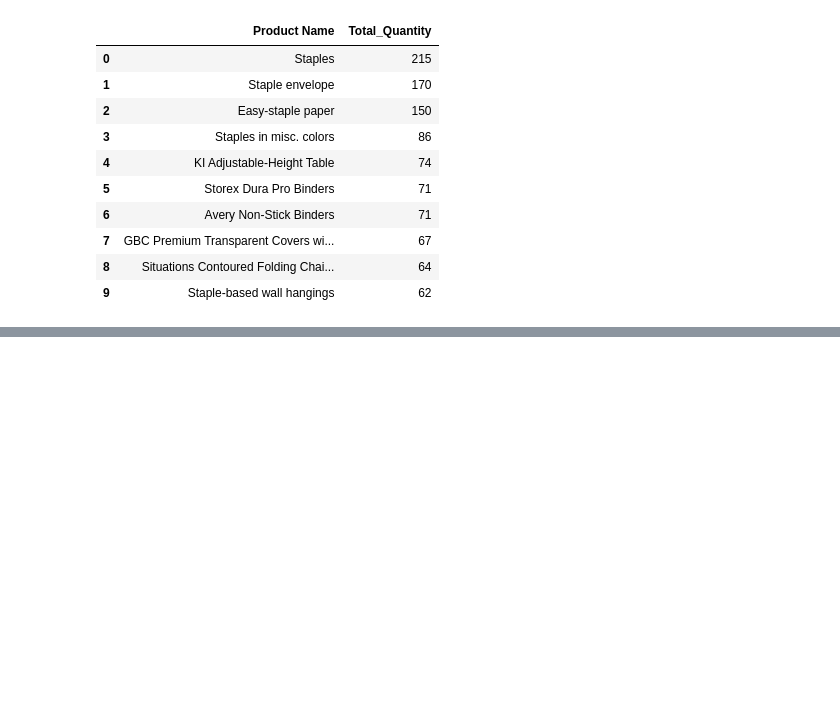
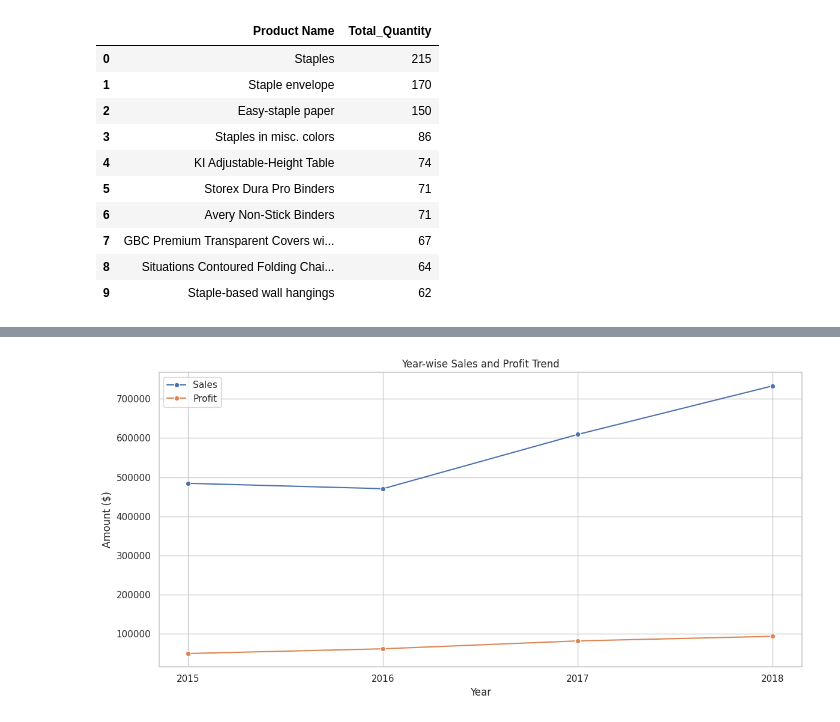
Before and after one commit to lalit1511/SQL_Projects, a Jupyter notebook: SQL_Sample_superstore_data.ipynb, the cells around one changed output, grey strips where cells are left out. Drawn from its saved outputs; the diff is of its cells as text; code cells hidden in the pictures; blank space fills up the shorter version.

```diff
--- a/SQL_Sample_superstore_data.ipynb
+++ b/SQL_Sample_superstore_data.ipynb
@@ -183,0 +197,24 @@ sns.set(style="whitegrid")
+# %%
+#Year-wise Sales and Profit Trend (Line Chart)
+yearly = pd.read_sql_query("""
+SELECT
+    STRFTIME('%Y', [Order Date]) AS Year,
+    ROUND(SUM(Sales), 2) AS Sales,
+    ROUND(SUM(Profit), 2) AS Profit
+FROM orders
+GROUP BY Year
+ORDER BY Year
+""", conn)
+
+#plot
+plt.figure(figsize=(12, 6))
+sns.lineplot(x='Year', y='Sales', data=yearly, label='Sales', marker='o')
+sns.lineplot(x='Year', y='Profit', data=yearly, label='Profit', marker='o')
+plt.title('Year-wise Sales and Profit Trend')
+plt.ylabel('Amount ($)')
+plt.xlabel('Year')
+plt.legend()
+plt.tight_layout()
+plt.show()
+# %% [output]
+[figure, added]
```
Also changed, not shown: parts of 3 cells of this notebook.
